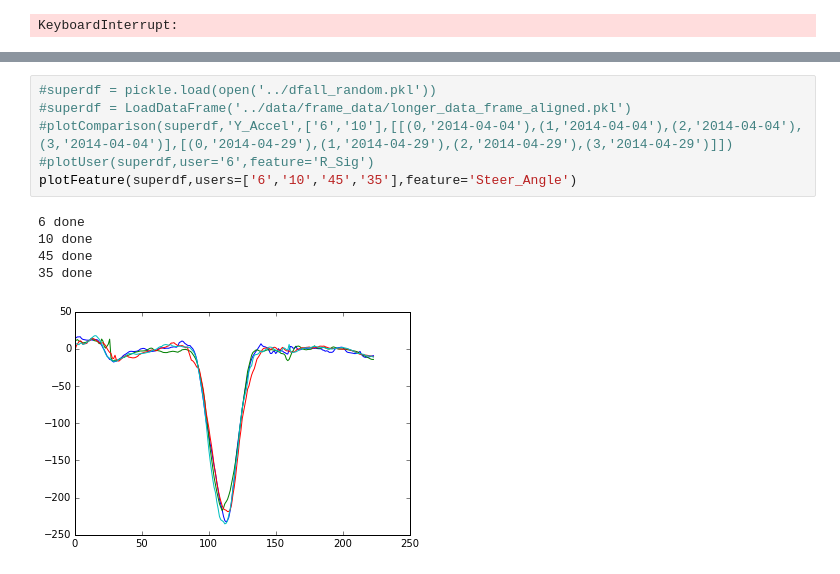
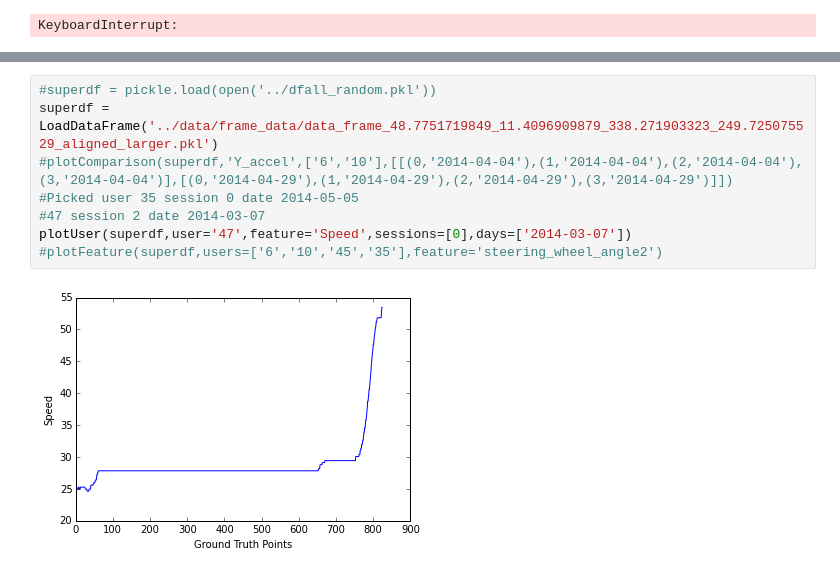
Before and after one commit to snap-stanford/series, a Jupyter notebook: Alignment.ipynb, the cells around one changed output, grey strips where cells are left out. Drawn from its saved outputs; the diff is of its cells as text.

```diff
--- a/Alignment.ipynb
+++ b/Alignment.ipynb
@@ -690,12 +821,10 @@ KeyboardInterrupt:
 # %%
 #superdf = pickle.load(open('../dfall_random.pkl'))
-#superdf = LoadDataFrame('../data/frame_data/longer_data_frame_aligned.pkl')
-#plotComparison(superdf,'Y_Accel',['6','10'],[[(0,'2014-04-04'),(1,'2014-04-04'),(2,'2014-04-04'),(3,'2014-04-04')],[(0,'2014-04-29'),(1,'2014-04-29'),(2,'2014-04-29'),(3,'2014-04-29')]])
-#plotUser(superdf,user='6',feature='R_Sig')
-plotFeature(superdf,users=['6','10','45','35'],feature='Steer_Angle')
+superdf = LoadDataFrame('../data/frame_data/data_frame_48.7751719849_11.4096909879_338.271903323_249.725075529_aligned_larger.pkl')
+#plotComparison(superdf,'Y_accel',['6','10'],[[(0,'2014-04-04'),(1,'2014-04-04'),(2,'2014-04-04'),(3,'2014-04-04')],[(0,'2014-04-29'),(1,'2014-04-29'),(2,'2014-04-29'),(3,'2014-04-29')]])
+#Picked user 35 session 0 date 2014-05-05
+#47 session 2 date 2014-03-07
+plotUser(superdf,user='47',feature='Speed',sessions=[0],days=['2014-03-07'])
+#plotFeature(superdf,users=['6','10','45','35'],feature='steering_wheel_angle2')
 # %% [output]
-6 done
-10 done
-45 done
-35 done
-[figure, old version]
+[figure, new version]
```
Also changed, not shown: parts of 11 cells of this notebook, 5 other files.
